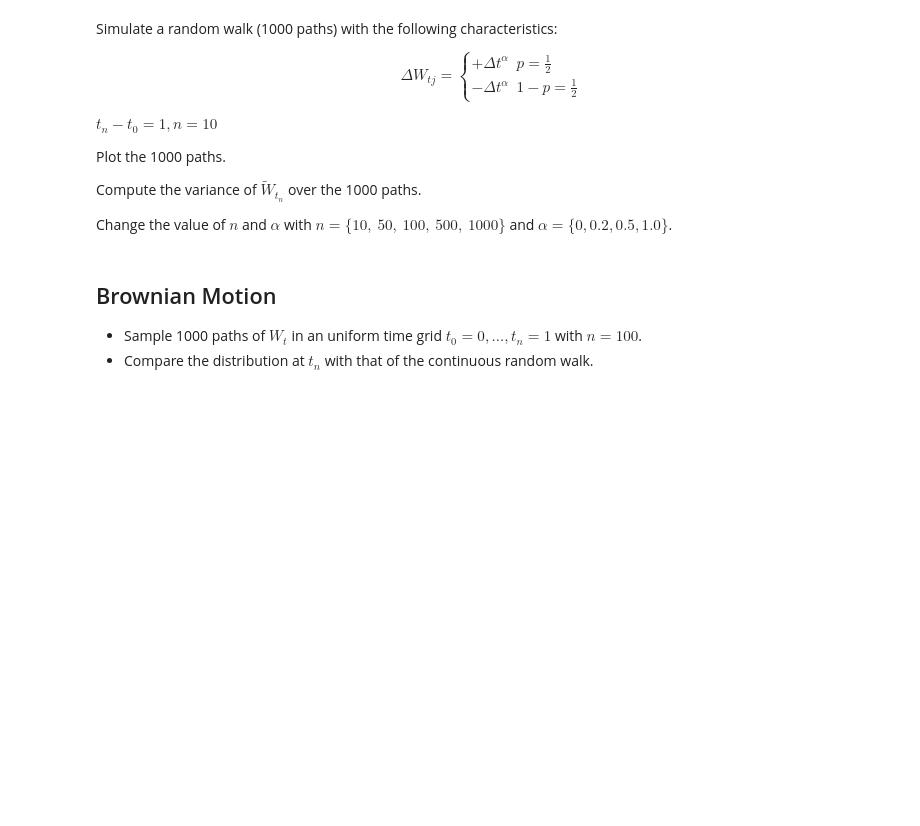
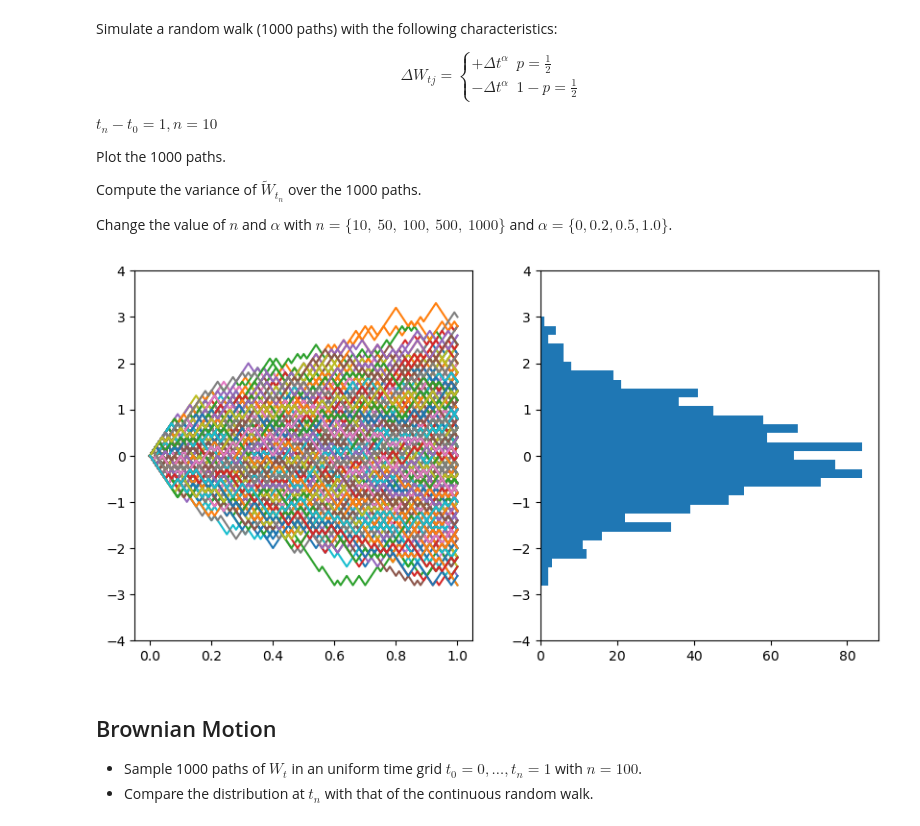
Before and after one commit to Lolillosky/QuantMethodsFinance, a Jupyter notebook: NOTEBOOKS/3_Stochastic_calculus_basics.ipynb, the cells around one changed output. Saved outputs shown, nothing was run; the diff lists cells and outputs as text; code cells hidden in the pictures; blank space fills up the shorter version.

```diff
--- a/NOTEBOOKS/3_Stochastic_calculus_basics.ipynb
+++ b/NOTEBOOKS/3_Stochastic_calculus_basics.ipynb
@@ -72,3 +78,36 @@ Change the value of $n$ and $\alpha$ with $n=\{10,\  50,\  100,\ 500,\ 1000\}$ a
+# %%
+# Your code here
+
+num_paths = 1000
+
+num_steps = 100
+
+alpha = 0.5
+
+TTM = 1
+
+dt = TTM/num_steps
+
+unif = np.random.uniform(0,1,(num_paths,num_steps))
+
+delta_W = (2*(unif > 0.5).astype(int)-1)*np.power(dt, alpha)
+
+W = np.cumsum(delta_W, axis=1)
+
+t = np.linspace(0,TTM,num_steps+1)
+
+W = np.concatenate((np.zeros((num_paths,1)),W), axis=1)
+
+f, ax = plt.subplots(1,2,figsize=(10,5))
+
+ax[0].plot(t,W.T);
+
+ax[0].set_ylim(-4,4)
+
+ax[1].hist(W[:,-1], bins=30, orientation='horizontal');
+ax[1].set_ylim(-4,4);
+# %% [output]
+[figure, added]
 # %% [markdown]
 ## Brownian Motion
 
```
Also changed, not shown: parts of 5 cells of this notebook.
